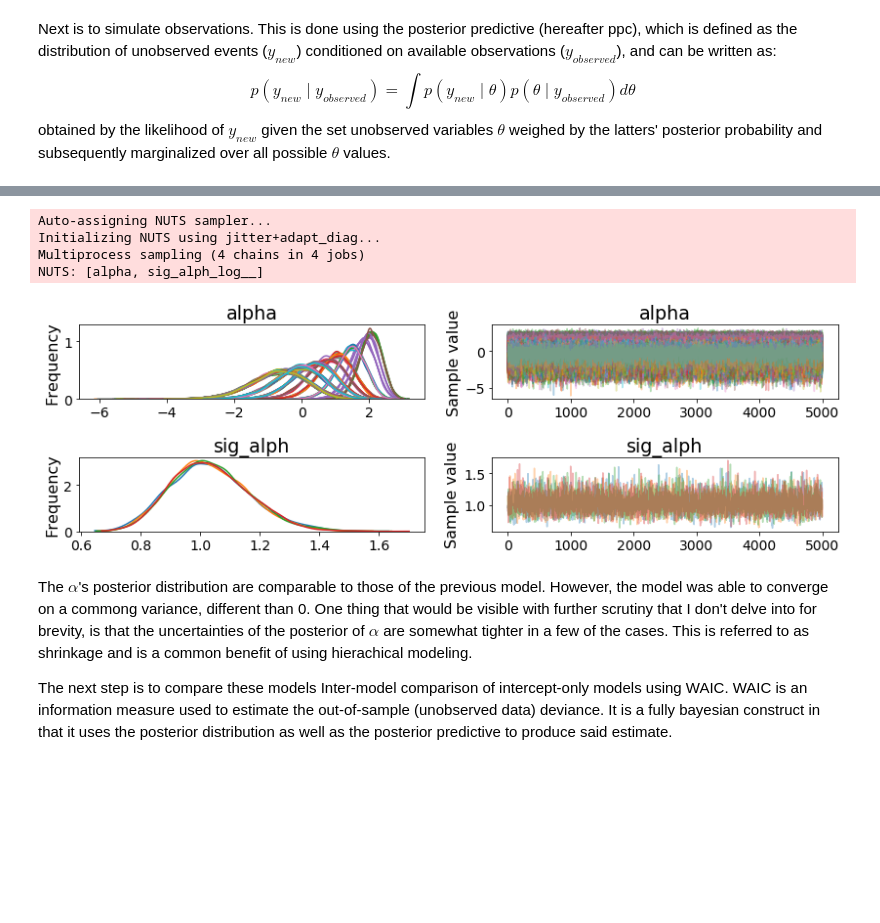
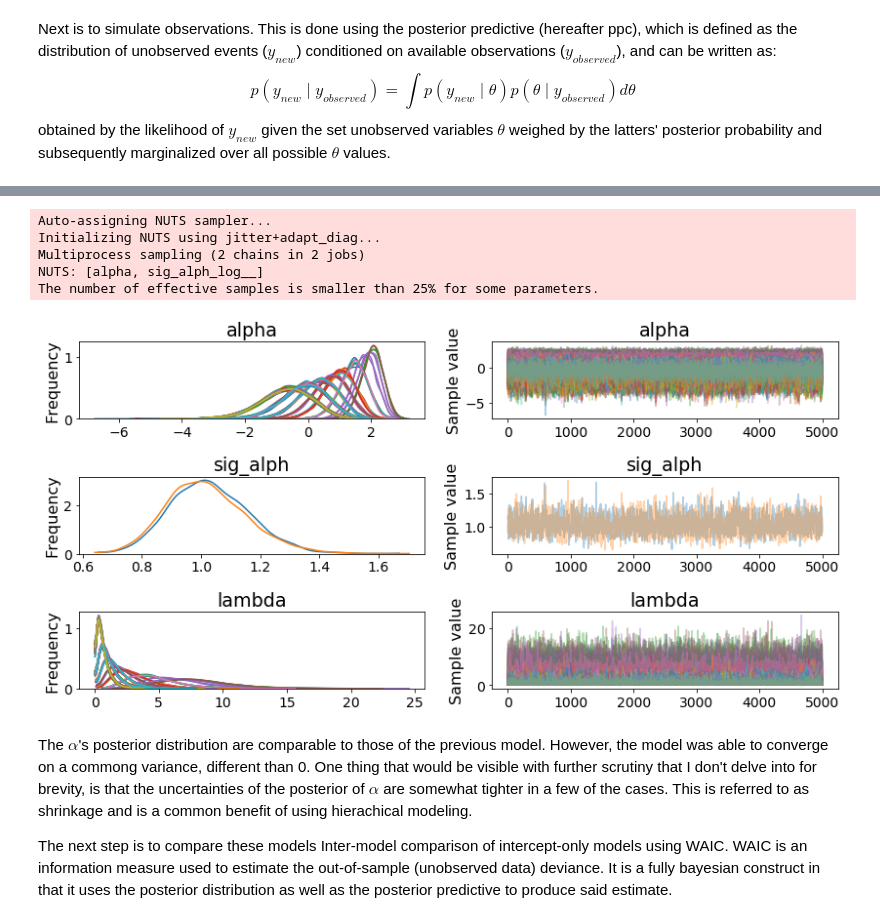
Before and after one commit to madHatter106/beaching, a Jupyter notebook: notebooks/Bayesian Marine Mammal Beaching GLM - 1.ipynb, the cells around one changed output, grey strips where cells are left out. Cells and saved outputs as stored; diff of their text form; code cells hidden in the pictures; blank space fills up the shorter version.

```diff
--- a/notebooks/Bayesian Marine Mammal Beaching GLM - 1.ipynb
+++ b/notebooks/Bayesian Marine Mammal Beaching GLM - 1.ipynb
@@ -61,7 +66,7 @@ rcParams['font.size'] = 16
 # %%
 # load data into pandas dataframe
 home = pathlib.Path.home()
-dataDir = home / 'DATA/Beaching/PickleJar'
+dataDir = home / 'DATA/Beaching_Project/PklJar'
 with open(dataDir / 'CapeCodDataDict.pkl', 'rb') as f:
     dataDict = pickle.load(f)
 
@@ -178,7 +204,7 @@ Next is to model all observations independently, meaning that each observation g
 # unpooled model mu_0
 with pm.Model() as mu_0:
     alpha = pm.Normal('alpha', 0, 1, shape=n_obs) # each event gets a prior
-    lambda_ = pm.math.exp(alpha)
+    lambda_ = pm.Deterministic('lambda', tt.exp(alpha))
     events_pred = pm.Poisson('events_pred', lambda_, observed=df_T_M.event)
     trace_mu0 = pm.sample(5000, tune=2000);
 pm.traceplot(trace_mu0);
@@ -194,18 +224,19 @@ Now we are going to consider a partially pooled model. Here, the priors of the i
 # %%
 # partially pooled model
 with pm.Model() as mpp_0:
-    sig_alph = pm.HalfCauchy('sig_alph', 2) # prior to the variance
+    sig_alph = pm.HalfCauchy('sig_alph', beta=2) # prior to the variance
     alpha = pm.Normal('alpha', 0, sig_alph, shape=df_T_M.event.shape[0])
-    lambda_ = pm.math.exp(alpha)
+    lambda_ = pm.Deterministic('lambda', tt.exp(alpha))
     events_pred = pm.Poisson('events_pred', lambda_, observed=df_T_M.event)
     trace_mpp0 = pm.sample(5000, tune=2000)
 pm.traceplot(trace_mpp0);
 # %% [output]
 Auto-assigning NUTS sampler...
 Initializing NUTS using jitter+adapt_diag...
-Multiprocess sampling (4 chains in 4 jobs)
+Multiprocess sampling (2 chains in 2 jobs)
 NUTS: [alpha, sig_alph_log__]
+The number of effective samples is smaller than 25% for some parameters.
-[figure, old version]
+[figure, new version]
 # %% [markdown]
 The $\alpha$'s posterior distribution are comparable to those of the previous model. However, the model was able to converge on a commong variance, different than 0. One thing that would be visible with further scrutiny that I don't delve into for brevity, is that the uncertainties of the posterior of $\alpha$ are somewhat tighter in a few of the cases. This is referred to as shrinkage and is a common benefit of using hierachical modeling.
 
```
Also changed, not shown: parts of 48 cells of this notebook.
